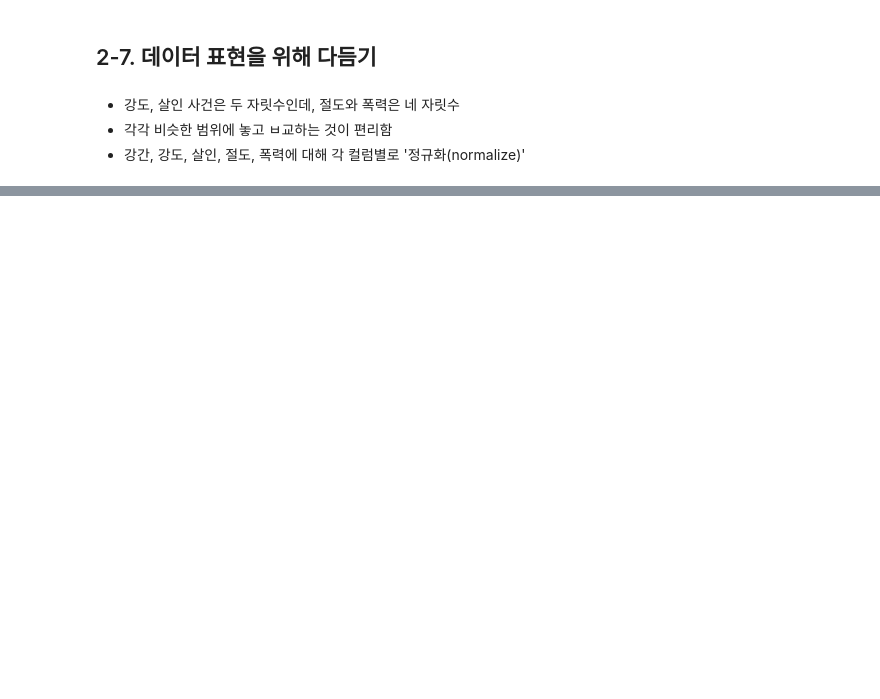
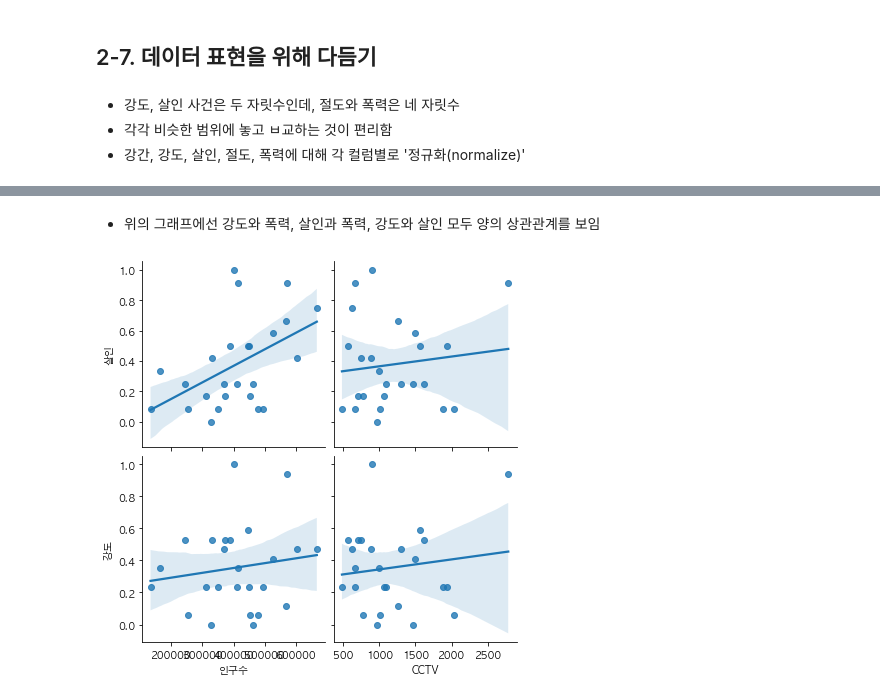
Before and after one commit to 2hongbi/ds-study, a Jupyter notebook: src/서울시범죄현황분석.ipynb, the cells around one changed output, grey strips where cells are left out. Cells and saved outputs as stored; diff of their text form; code cells hidden in the pictures; blank space fills up the shorter version.

```diff
--- a/src/서울시범죄현황분석.ipynb
+++ b/src/서울시범죄현황분석.ipynb
@@ -350,0 +376,7 @@ crime_norm
+# %% [markdown]
+* 위의 그래프에선 강도와 폭력, 살인과 폭력, 강도와 살인 모두 양의 상관관계를 보임
+# %%
+sns.pairplot(crime_norm, x_vars=['인구수', 'CCTV'], y_vars=['살인', '강도'], kind='reg', size=3)
+plt.show()
+# %% [output]
+[figure, added]
```
Also changed, not shown: parts of 9 cells of this notebook, 1 other file.
